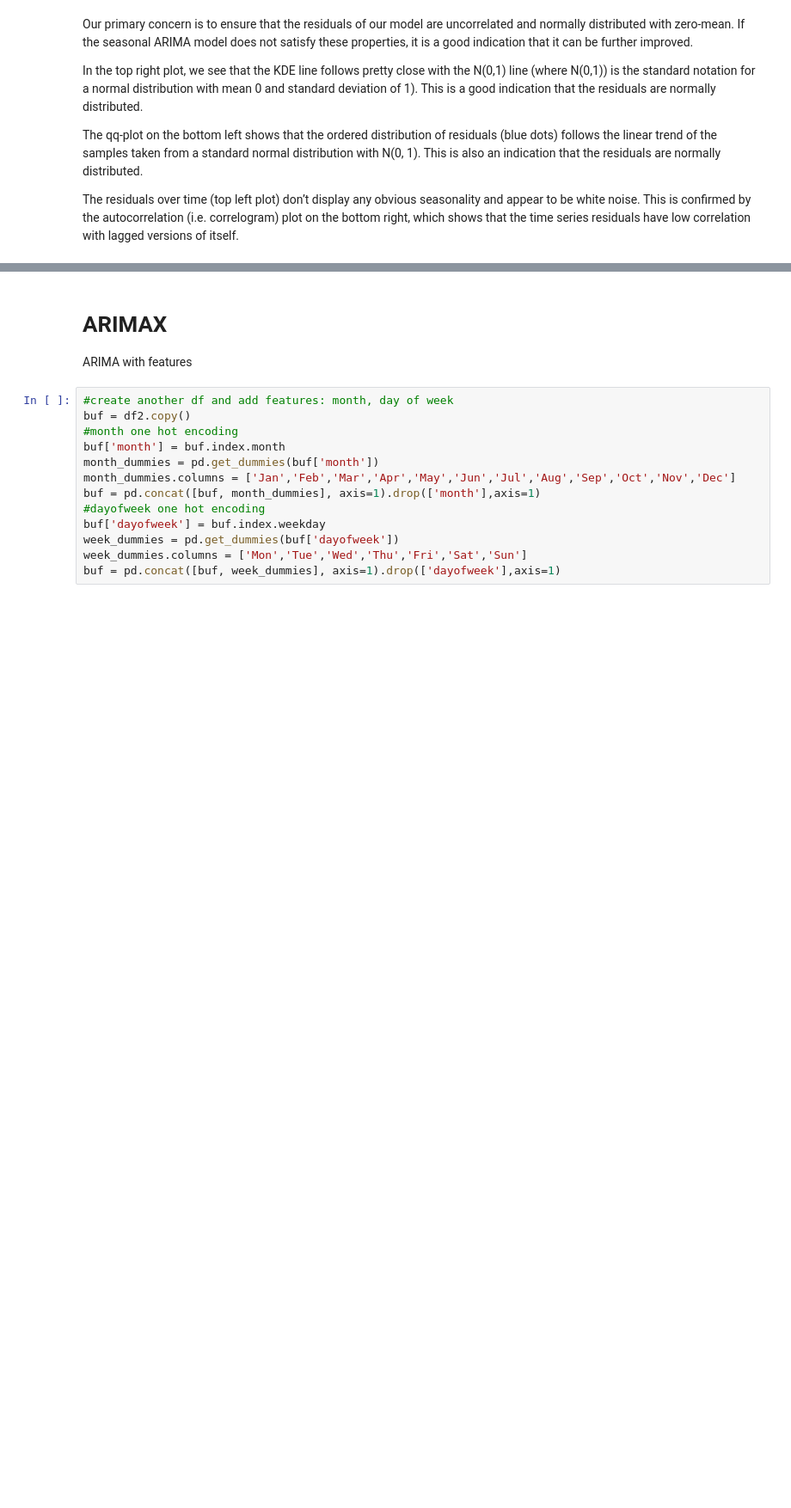
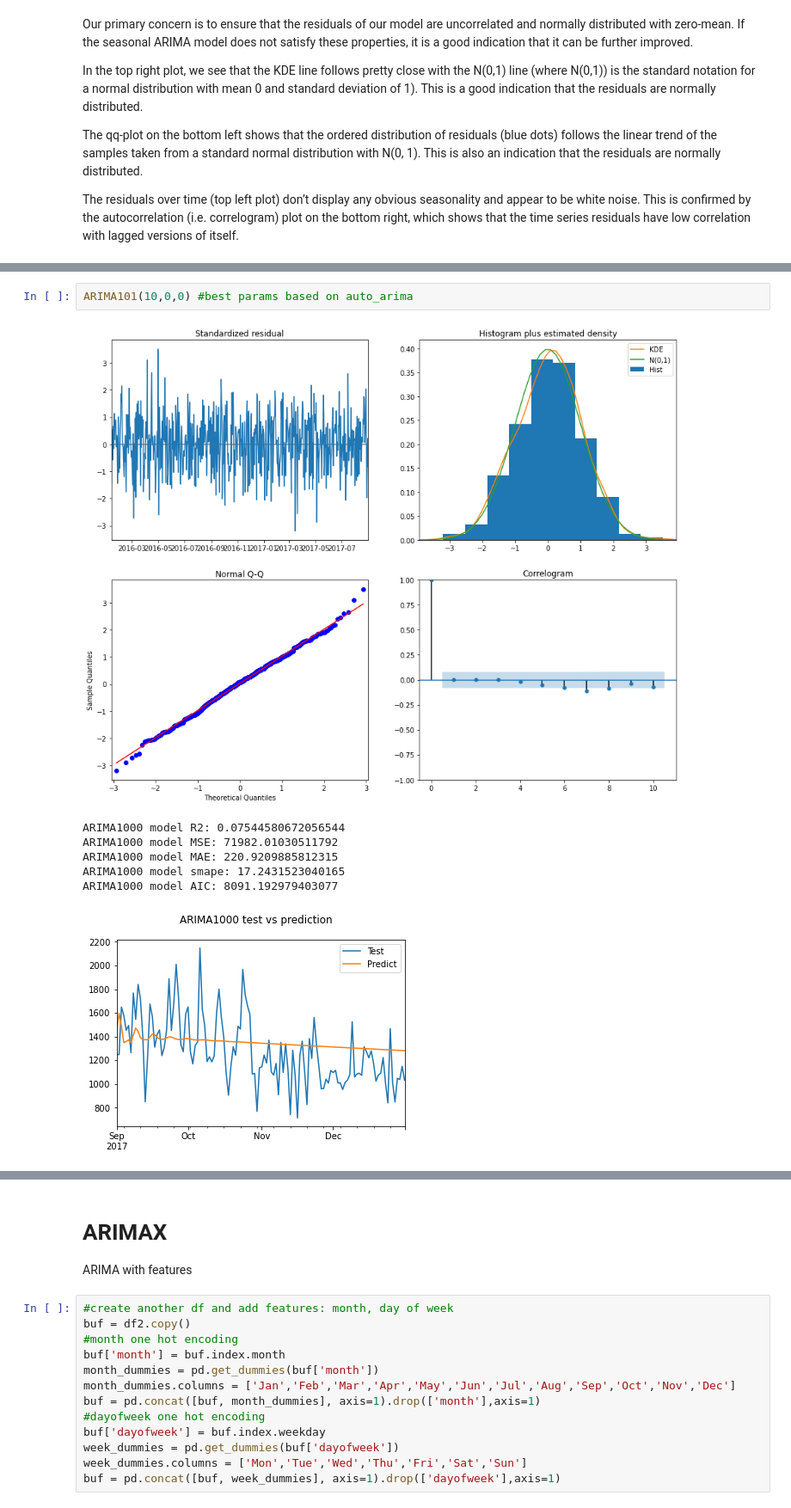
Before and after one commit to tc18fwd/SpringBoard, a Jupyter notebook: Capstone Two/Capstone 2 modeling.ipynb, the cells around one changed output, grey strips where cells are left out. Shown at 86% size. Cells and saved outputs as stored; diff of their text form; blank space fills up the shorter version.

```diff
--- a/Capstone Two/Capstone 2 modeling.ipynb
+++ b/Capstone Two/Capstone 2 modeling.ipynb
@@ -180,0 +233,10 @@ plt.show()
+# %%
+ARIMA101(10,0,0) #best params based on auto_arima
+# %% [output]
+[figure, added]
+ARIMA1000 model R2: 0.07544580672056544
+ARIMA1000 model MSE: 71982.01030511792
+ARIMA1000 model MAE: 220.9209885812315
+ARIMA1000 model smape: 17.2431523040165
+ARIMA1000 model AIC: 8091.192979403077
+[figure, added]
```
Also changed, not shown: parts of 46 cells of this notebook, 23 other files.
